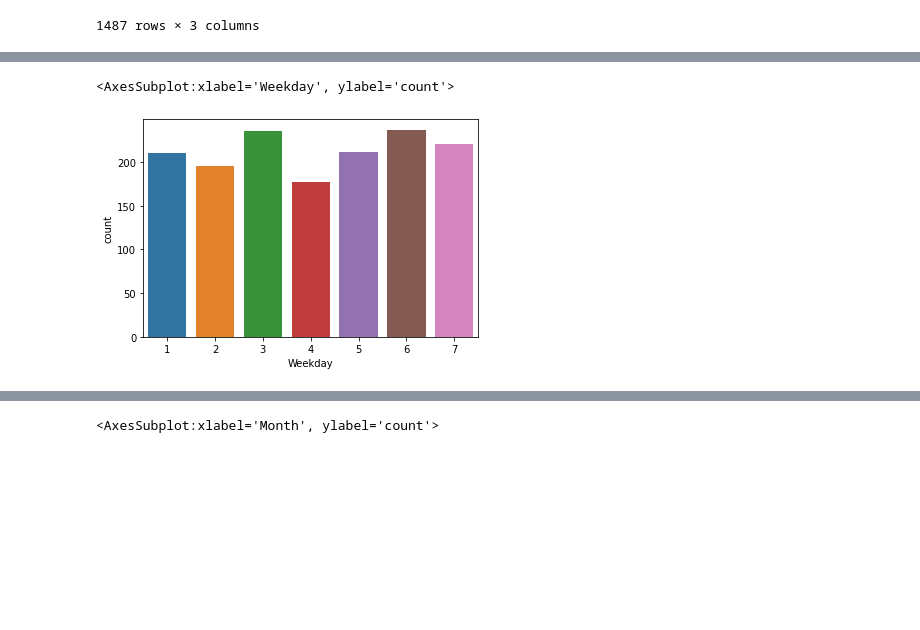
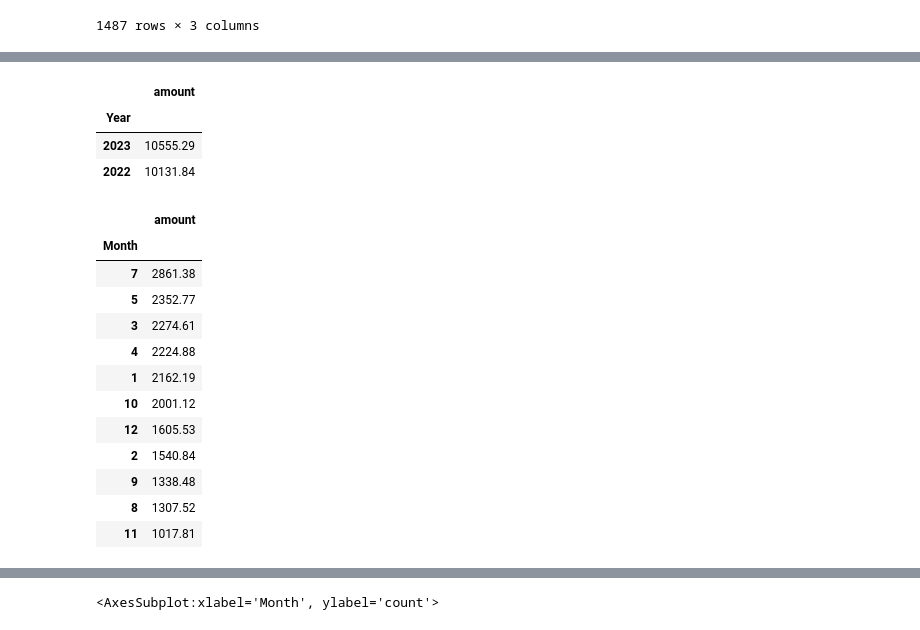
Before and after one commit to Ismat-Samadov/Budget_Prediction, a Jupyter notebook: Budget.ipynb, the cells around one changed output, grey strips where cells are left out. Drawn from its saved outputs; the diff is of its cells as text; code cells hidden in the pictures; blank space fills up the shorter version.

```diff
--- a/Budget.ipynb
+++ b/Budget.ipynb
@@ -88,5 +94,23 @@ pd.DataFrame(data.groupby(['category'])['amount'].sum()).sort_values(['amount'],
-# %%
-sns.countplot(data['Weekday'])
-# %% [output]
-<AxesSubplot:xlabel='Weekday', ylabel='count'>
-[figure, removed]
+# %%
+pd.DataFrame(data.groupby(['Year'])['amount'].sum()).sort_values(['amount'],ascending=False)
+# %% [output]
+|  | amount |
+| Year |  |
+| 2023 | 10555.29 |
+| 2022 | 10131.84 |
+# %%
+pd.DataFrame(data.groupby(['Month'])['amount'].sum()).sort_values(['amount'],ascending=False)
+# %% [output]
+|  | amount |
+| Month |  |
+| 7 | 2861.38 |
+| 5 | 2352.77 |
+| 3 | 2274.61 |
+| 4 | 2224.88 |
+| 1 | 2162.19 |
+| 10 | 2001.12 |
+| 12 | 1605.53 |
+| 2 | 1540.84 |
+| 9 | 1338.48 |
+| 8 | 1307.52 |
+| 11 | 1017.81 |
```
Also changed, not shown: parts of 12 cells of this notebook.
